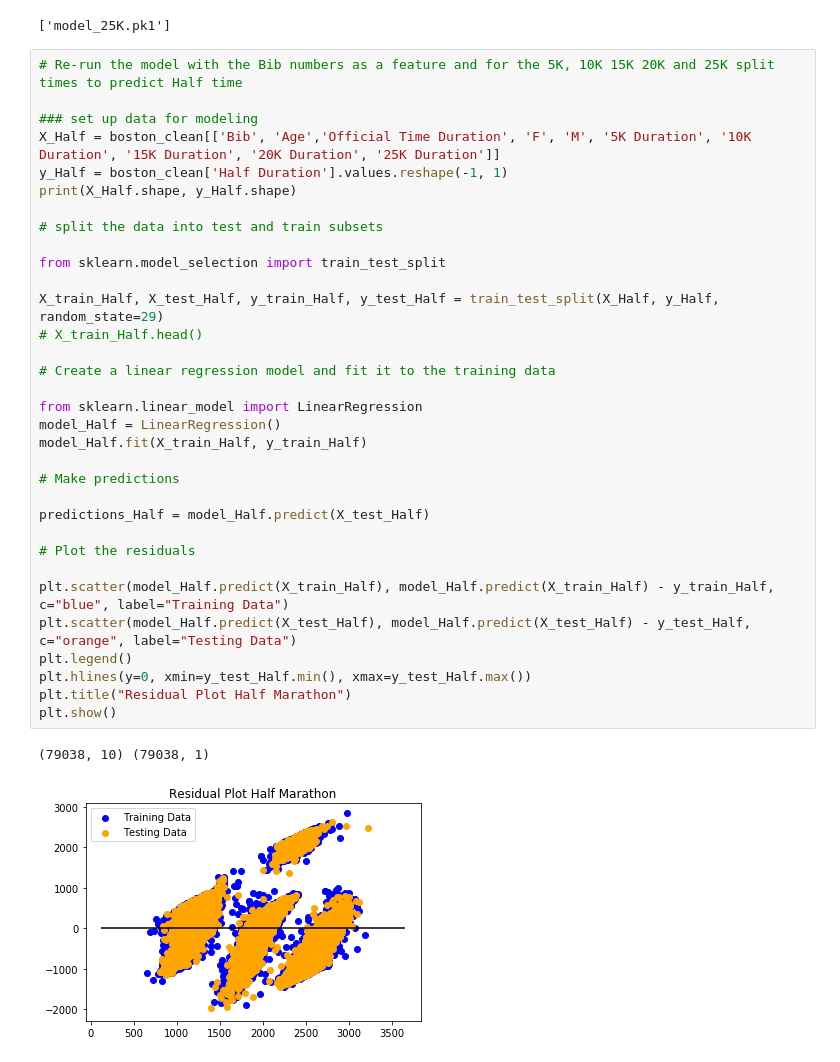
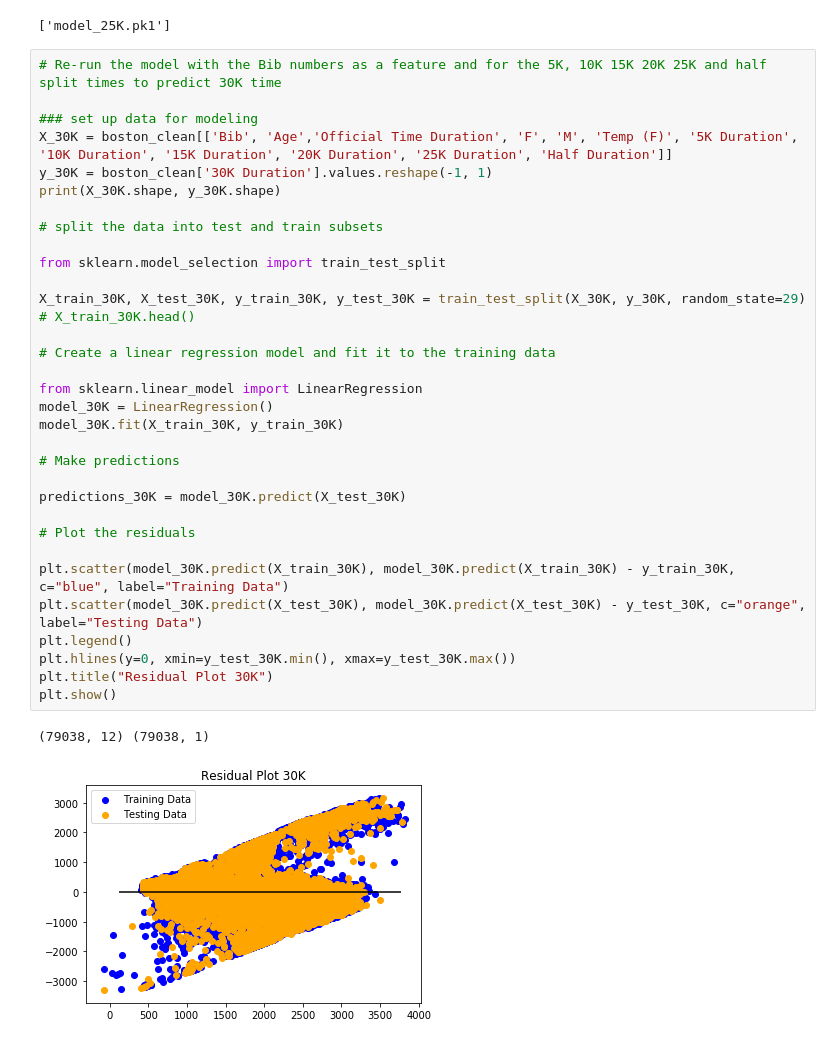
Before and after one commit to amcm29/MachineLearning_Marathon, a Jupyter notebook: boston_model.ipynb, the cells around one changed output. Drawn from its saved outputs; the diff is of its cells as text.

```diff
--- a/boston_model.ipynb
+++ b/boston_model.ipynb
@@ -540,41 +596,41 @@ joblib.dump(model_25K, 'model_25K.pk1')
 # %% [output]
 ['model_25K.pk1']
 # %%
-# Re-run the model with the Bib numbers as a feature and for the 5K, 10K 15K 20K and 25K split times to predict Half time
+# Re-run the model with the Bib numbers as a feature and for the 5K, 10K 15K 20K 25K and half split times to predict 30K time
 
 ### set up data for modeling
-X_Half = boston_clean[['Bib', 'Age','Official Time Duration', 'F', 'M', '5K Duration', '10K Duration', '15K Duration', '20K Duration', '25K Duration']]
-y_Half = boston_clean['Half Duration'].values.reshape(-1, 1)
-print(X_Half.shape, y_Half.shape)
+X_30K = boston_clean[['Bib', 'Age','Official Time Duration', 'F', 'M', 'Temp (F)', '5K Duration', '10K Duration', '15K Duration', '20K Duration', '25K Duration', 'Half Duration']]
+y_30K = boston_clean['30K Duration'].values.reshape(-1, 1)
+print(X_30K.shape, y_30K.shape)
 
 # split the data into test and train subsets
 
 from sklearn.model_selection import train_test_split
 
-X_train_Half, X_test_Half, y_train_Half, y_test_Half = train_test_split(X_Half, y_Half, random_state=29)
-# X_train_Half.head()
+X_train_30K, X_test_30K, y_train_30K, y_test_30K = train_test_split(X_30K, y_30K, random_state=29)
+# X_train_30K.head()
 
 # Create a linear regression model and fit it to the training data
 
 from sklearn.linear_model import LinearRegression
-model_Half = LinearRegression()
-model_Half.fit(X_train_Half, y_train_Half)
+model_30K = LinearRegression()
+model_30K.fit(X_train_30K, y_train_30K)
 
 # Make predictions
 
-predictions_Half = model_Half.predict(X_test_Half)
+predictions_30K = model_30K.predict(X_test_30K)
 
 # Plot the residuals
 
-plt.scatter(model_Half.predict(X_train_Half), model_Half.predict(X_train_Half) - y_train_Half, c="blue", label="Training Data")
-plt.scatter(model_Half.predict(X_test_Half), model_Half.predict(X_test_Half) - y_test_Half, c="orange", label="Testing Data")
+plt.scatter(model_30K.predict(X_train_30K), model_30K.predict(X_train_30K) - y_train_30K, c="blue", label="Training Data")
+plt.scatter(model_30K.predict(X_test_30K), model_30K.predict(X_test_30K) - y_test_30K, c="orange", label="Testing Data")
 plt.legend()
-plt.hlines(y=0, xmin=y_test_Half.min(), xmax=y_test_Half.max())
-plt.title("Residual Plot Half Marathon")
+plt.hlines(y=0, xmin=y_test_30K.min(), xmax=y_test_30K.max())
+plt.title("Residual Plot 30K")
 plt.show()
 # %% [output]
-(79038, 10) (79038, 1)
+(79038, 12) (79038, 1)
-[figure, old version]
+[figure, new version]
 # %%
 # Used X_test, y_test, and model.predict(X_test) to calculate MSE and R2
 
```
Also changed, not shown: parts of 33 cells of this notebook, 10 other files.
